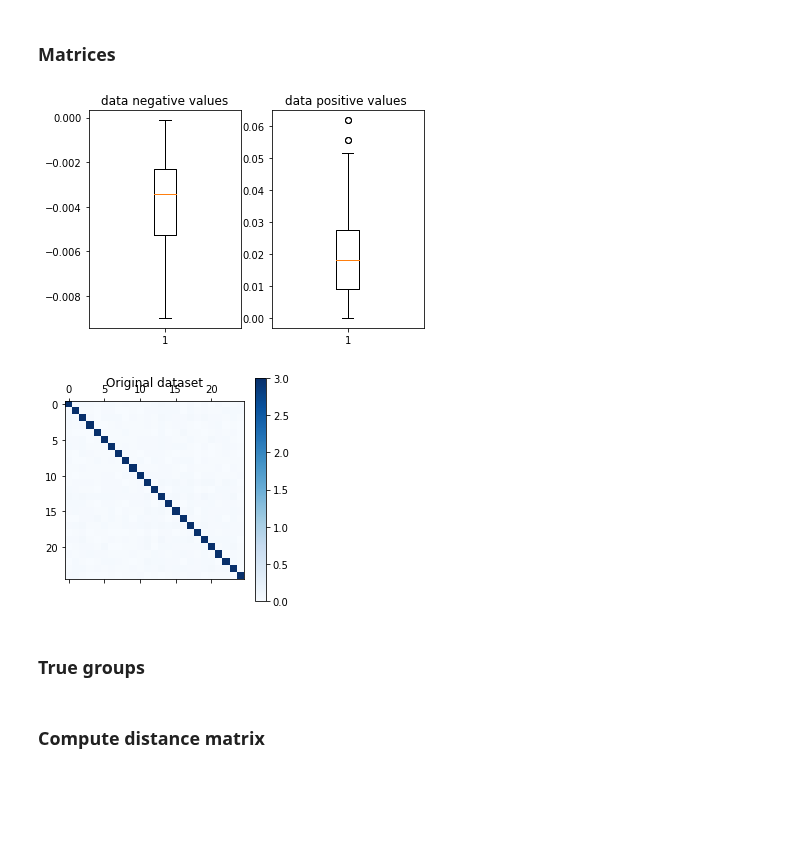
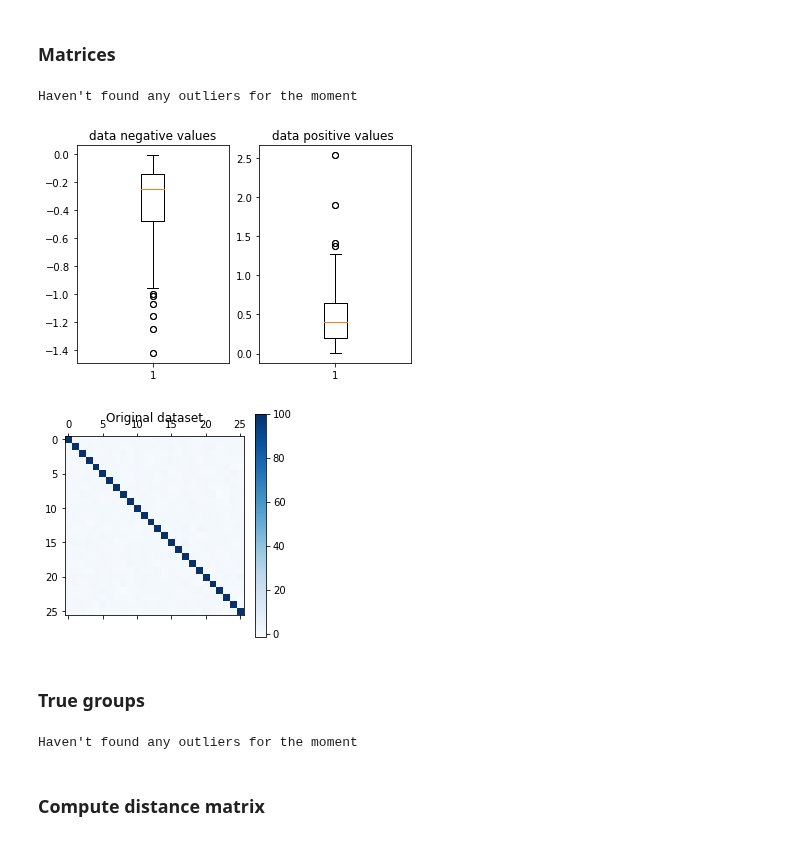
Before and after one commit to alexandremerasli/TFE, a Jupyter notebook: cluster_data.ipynb, the cells around one changed output. Cells and saved outputs as stored; diff of their text form; code cells hidden in the pictures; blank space fills up the shorter version.

```diff
--- a/cluster_data.ipynb
+++ b/cluster_data.ipynb
@@ -65,38 +65,39 @@ for i in range(len(ISC_IBI)):
     ISC_EDA[i,i] = 100
 
 # Choose matrix to study
-case = 'EEG'
+case = 'IBI'
 removeOutlier = True # Remove outliers if there are some
 
 if (case == 'EEG'):
     if (removeOutlier): # Remove outliers if there are some
         ISC_EEG = removeOutlierArray(ISC_EEG,3) # Really outlier?
     study_matrix = ISC_EEG
 elif (case == 'EDA'):
     if (removeOutlier): # Remove outliers if there are some
         #ISC_EDA = removeOutlierArray(ISC_EDA,12) # Really outlier?
         #ISC_EDA = removeOutlierArray(ISC_EDA,20) # Really outlier?
         ISC_EDA = removeOutlierArray(ISC_EDA,17)
     study_matrix = ISC_EDA
 elif (case == 'IBI'):
     if (removeOutlier): # Remove outliers if there are some
         print("Haven't found any outliers for the moment")
         # ISC_IBI = removeOutlierArray(ISC_IBI,)
     study_matrix = ISC_IBI
 
 N = len(study_matrix)
 
 # Boxplot
 orderOfMagnitude(np.copy(study_matrix))
 
 # Show matrix data
 plt.matshow(study_matrix, cmap=plt.cm.Blues)
 plt.title("Original dataset")
 plt.colorbar()
 plt.show()
 # %% [output]
+Haven't found any outliers for the moment
-[figure, old version]
+[figure, new version]
-[figure, old version]
+[figure, new version]
 # %% [markdown]
 ### True groups
 # %%
@@ -116,6 +117,8 @@ if (removeOutlier): # Remove outliers if there are some
 
 narrative = np.where(condition == 0)[0]
 stimulus = np.where(condition == 1)[0]
+# %% [output]
+Haven't found any outliers for the moment
 # %% [markdown]
 ### Compute distance matrix
 # %%
```
Also changed, not shown: parts of 25 cells of this notebook.
